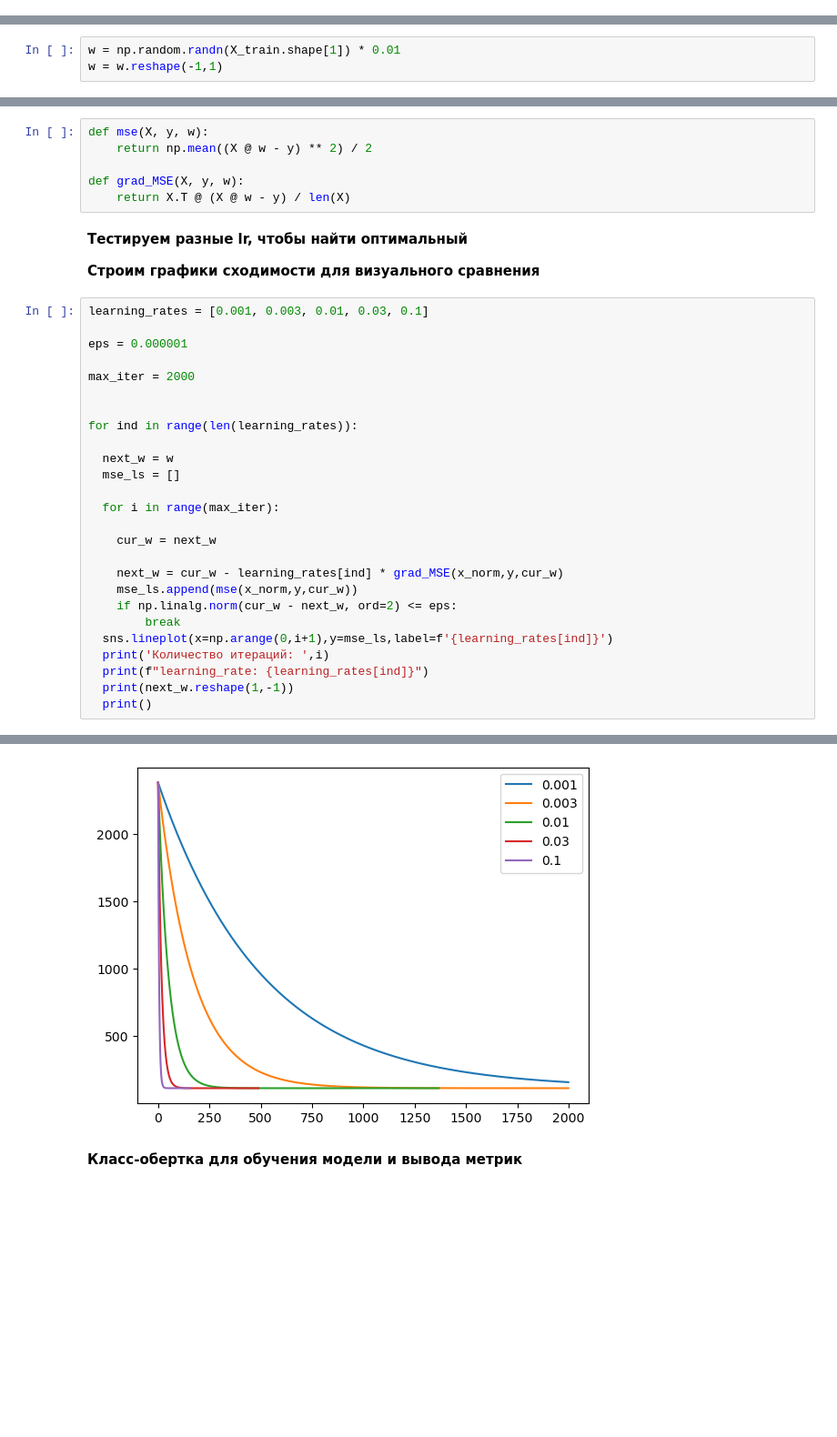
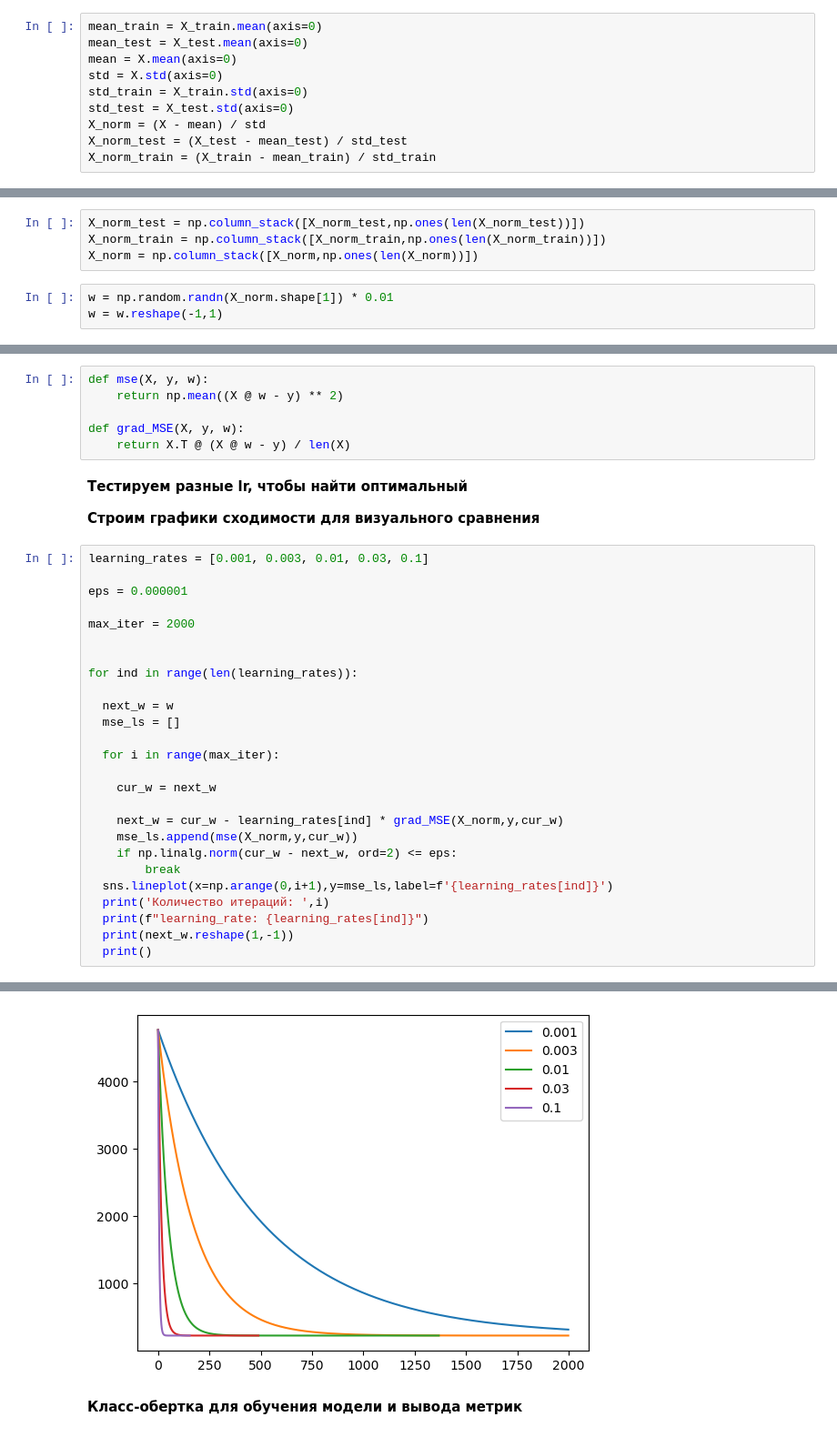
Before and after one commit to Phylactery1337/Linear-Regression, a Jupyter notebook: linear-regression.ipynb, the cells around one changed output, grey strips where cells are left out. Shown at 91% size. Saved outputs shown, nothing was run; the diff lists cells and outputs as text; blank space fills up the shorter version.

```diff
--- a/linear-regression.ipynb
+++ b/linear-regression.ipynb
@@ -61,0 +53,10 @@ y = y.reshape(-1,1)
+# %%
+mean_train = X_train.mean(axis=0)
+mean_test = X_test.mean(axis=0)
+mean = X.mean(axis=0)
+std = X.std(axis=0)
+std_train = X_train.std(axis=0)
+std_test = X_test.std(axis=0)
+X_norm = (X - mean) / std
+X_norm_test = (X_test - mean_test) / std_test
+X_norm_train = (X_train - mean_train) / std_train
@@ -62,11 +65,15 @@ y = y.reshape(-1,1)
+# %%
+X_norm_test = np.column_stack([X_norm_test,np.ones(len(X_norm_test))])
+X_norm_train = np.column_stack([X_norm_train,np.ones(len(X_norm_train))])
+X_norm = np.column_stack([X_norm,np.ones(len(X_norm))])
 # %%
-w = np.random.randn(X_train.shape[1]) * 0.01
+w = np.random.randn(X_norm.shape[1]) * 0.01
 w = w.reshape(-1,1)
 # %% [markdown]
 **Напиши функцию для подсчета MSE и градиента MSE**
 # %%
 def mse(X, y, w):
-    return np.mean((X @ w - y) ** 2) / 2
+    return np.mean((X @ w - y) ** 2)
 
 def grad_MSE(X, y, w):
     return X.T @ (X @ w - y) / len(X)
@@ -92,8 +99,8 @@ for ind in range(len(learning_rates)):
 
     cur_w = next_w
 
-    next_w = cur_w - learning_rates[ind] * grad_MSE(x_norm,y,cur_w)
-    mse_ls.append(mse(x_norm,y,cur_w))
+    next_w = cur_w - learning_rates[ind] * grad_MSE(X_norm,y,cur_w)
+    mse_ls.append(mse(X_norm,y,cur_w))
     if np.linalg.norm(cur_w - next_w, ord=2) <= eps:
         break
   sns.lineplot(x=np.arange(0,i+1),y=mse_ls,label=f'{learning_rates[ind]}')
@@ -116,12 +123,12 @@ learning_rate: 0.01
 
 Количество итераций:  489
 learning_rate: 0.03
 [[33.37435507  9.37063194 10.68968612 56.90135962  7.75284892  0.72643825]]
 
 Количество итераций:  154
 learning_rate: 0.1
 [[33.37436759  9.37063545 10.68969683 56.90137719  7.75285005  0.72643843]]
-[figure, old version]
+[figure, new version]
 # %% [markdown]
 **Класс-обертка для обучения модели и вывода метрик**
 # %%
```
Also changed, not shown: parts of 18 cells of this notebook.
